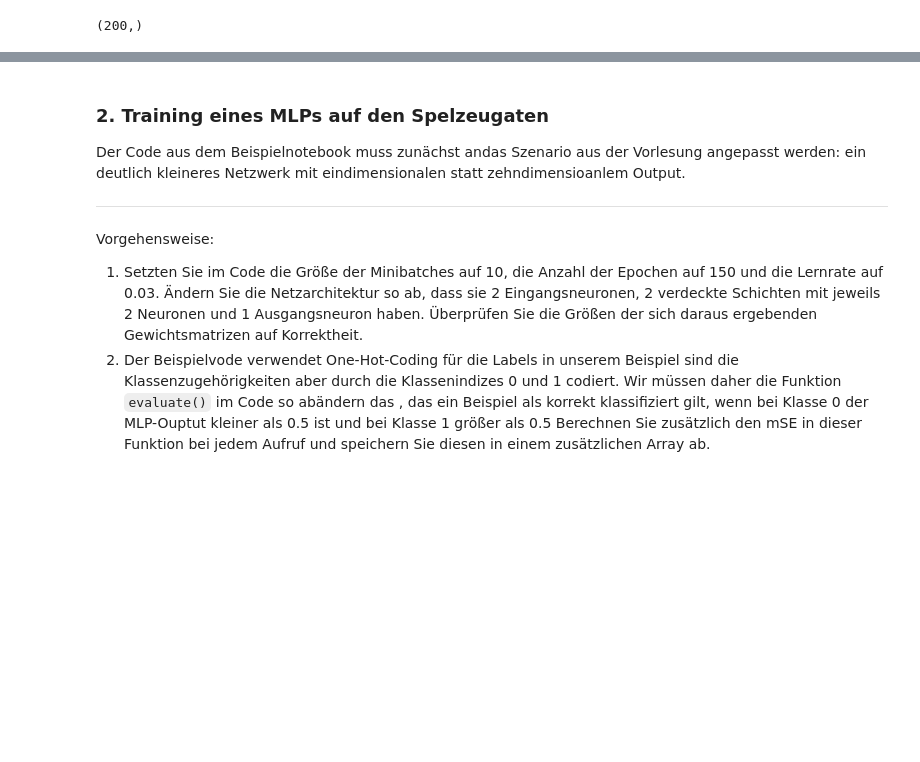
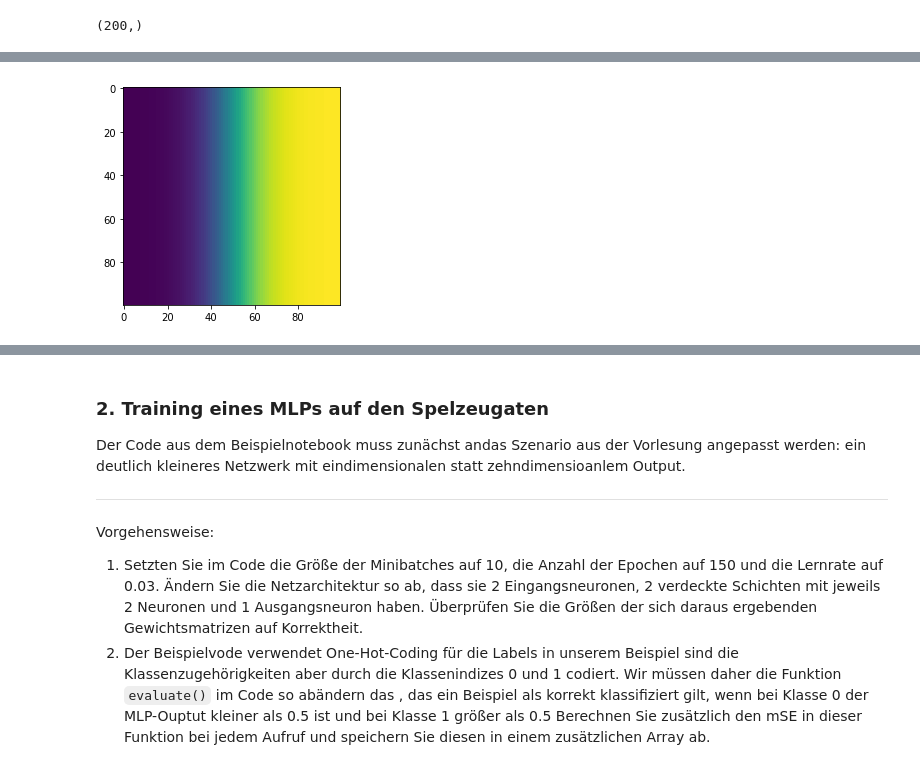
Before and after one commit to ExLeonem/DL-WS1920, a Jupyter notebook: notebooks/Aufgabe 1.ipynb, the cells around one changed output, grey strips where cells are left out. Cells and saved outputs as stored; diff of their text form; code cells hidden in the pictures; blank space fills up the shorter version.

```diff
--- a/notebooks/Aufgabe 1.ipynb
+++ b/notebooks/Aufgabe 1.ipynb
@@ -161,0 +212,5 @@ test_df.T.describe()
+# %%
+second_neuron_weight = np.array([0,1])
+create_activation_plot(second_neuron_weight)
+# %% [output]
+[figure, added]
```
Also changed, not shown: parts of 23 cells of this notebook.
